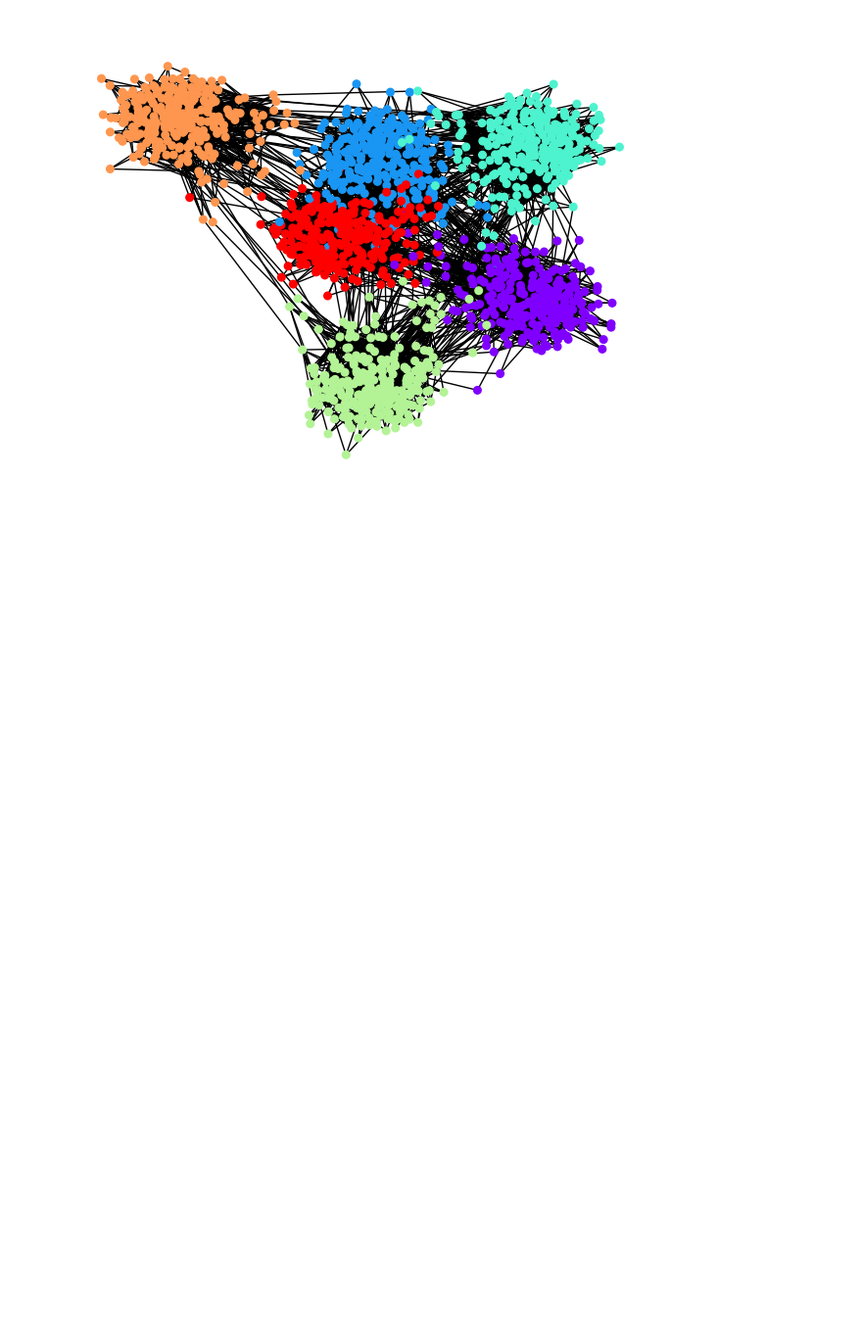
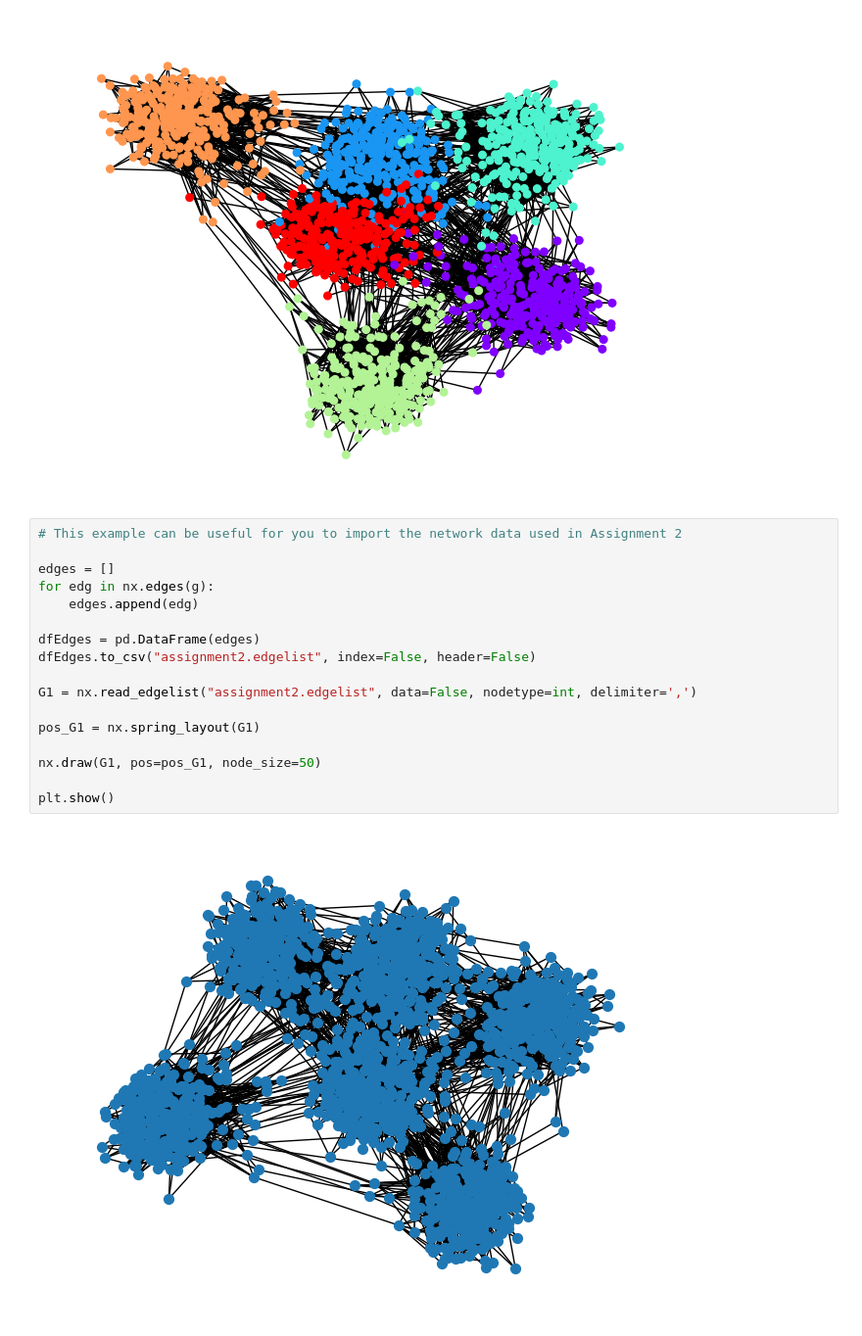
Before and after one commit to Ruben0147/FDS-assignment-2, a Jupyter notebook: explore_data.ipynb, the cells around one changed output. Shown at 98% size. Drawn from its saved outputs; the diff is of its cells as text; blank space fills up the shorter version.

Commit message:
test data converted to edgelist and model implemented

```diff
--- a/explore_data.ipynb
+++ b/explore_data.ipynb
@@ -63,3 +72,22 @@ for i, community in enumerate(c):
 nx.draw(g, pos, node_color=[c_map[node] for node in g.nodes()], cmap = plt.cm.rainbow, node_size=30)
 # %% [output]
 [figure]
+# %%
+# This example can be useful for you to import the network data used in Assignment 2
+
+edges = []
+for edg in nx.edges(g):
+    edges.append(edg)
+
+dfEdges = pd.DataFrame(edges)
+dfEdges.to_csv("assignment2.edgelist", index=False, header=False)
+
+G1 = nx.read_edgelist("assignment2.edgelist", data=False, nodetype=int, delimiter=',')
+
+pos_G1 = nx.spring_layout(G1)
+
+nx.draw(G1, pos=pos_G1, node_size=50)
+
+plt.show()
+# %% [output]
+[figure, added]
```
Also changed, not shown: parts of 2 cells of this notebook, 3 other files.
